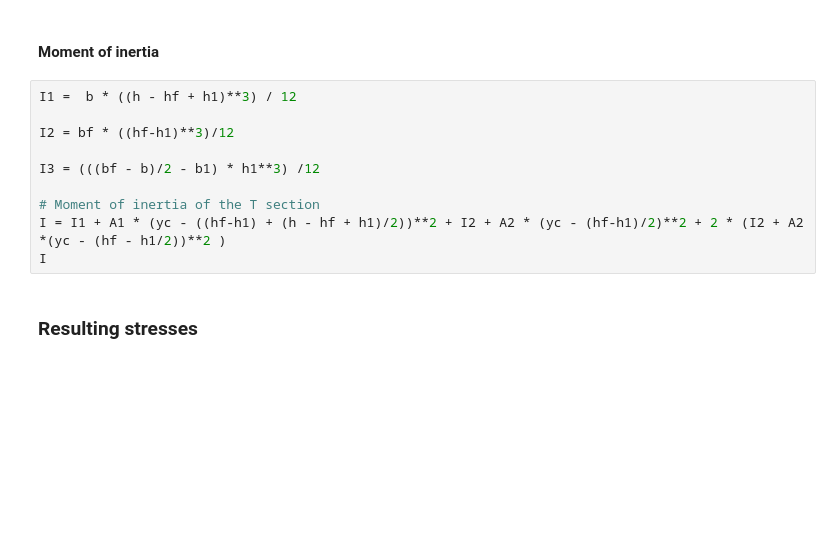
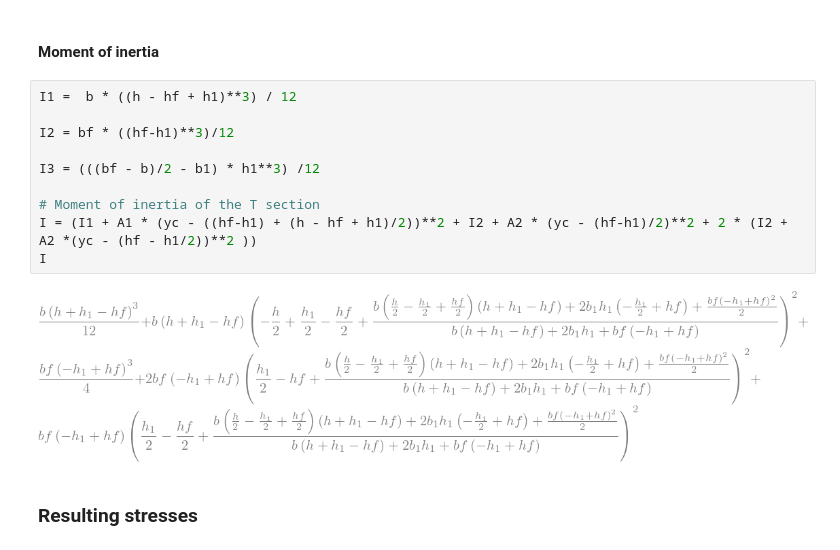
Before and after one commit to bmcs-group/bmcs_expsim, a Jupyter notebook: notebooks/prestressed_bending_test/prestressed_bending_test_T_symb.ipynb, the cells around one changed output. Drawn from its saved outputs; the diff is of its cells as text; blank space fills up the shorter version.

```diff
--- a/notebooks/prestressed_bending_test/prestressed_bending_test_T_symb.ipynb
+++ b/notebooks/prestressed_bending_test/prestressed_bending_test_T_symb.ipynb
@@ -52,13 +56,15 @@ yc
 # %%
 I1 =  b * ((h - hf + h1)**3) / 12
 
 I2 = bf * ((hf-h1)**3)/12
 
 I3 = (((bf - b)/2 - b1) * h1**3) /12
 
 # Moment of inertia of the T section
-I = I1 + A1 * (yc - ((hf-h1) + (h - hf + h1)/2))**2 + I2 + A2 * (yc - (hf-h1)/2)**2 + 2 * (I2 + A2 *(yc - (hf - h1/2))**2 )
+I = (I1 + A1 * (yc - ((hf-h1) + (h - hf + h1)/2))**2 + I2 + A2 * (yc - (hf-h1)/2)**2 + 2 * (I2 + A2 *(yc - (hf - h1/2))**2 ))
 I
+# %% [output]
+[figure, added]
 # %% [markdown]
 ### Resulting stresses
 # %% [markdown]
```
Also changed, not shown: parts of 7 cells of this notebook, 14 other files.
